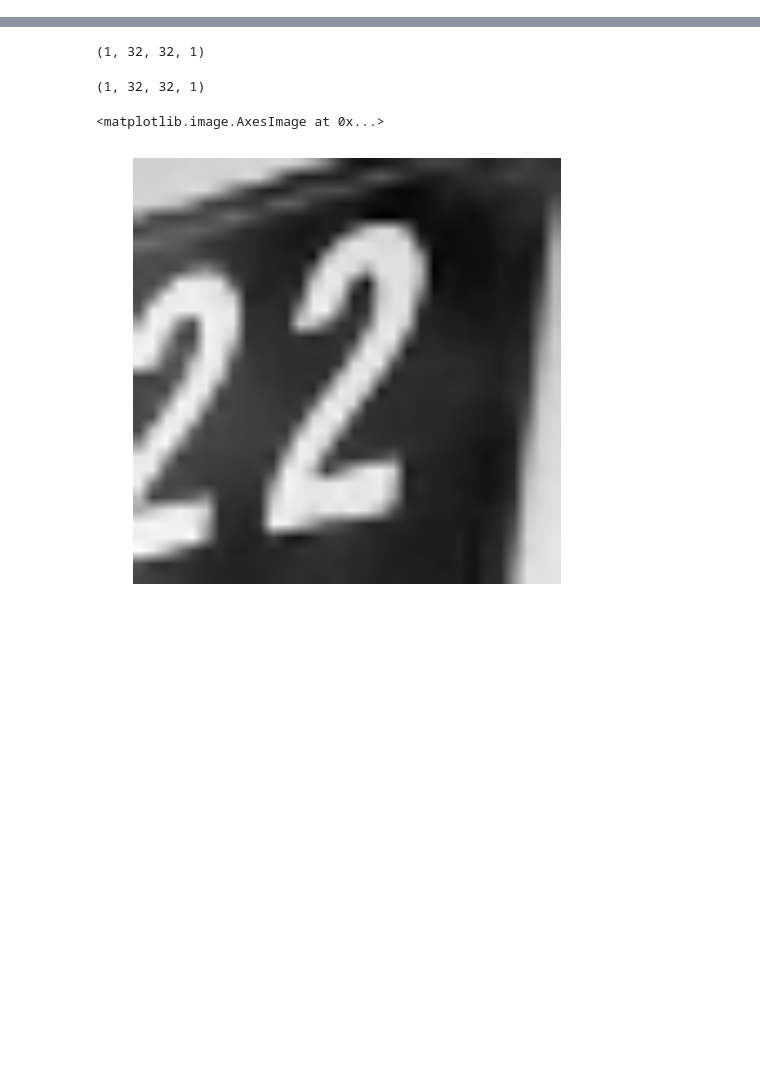
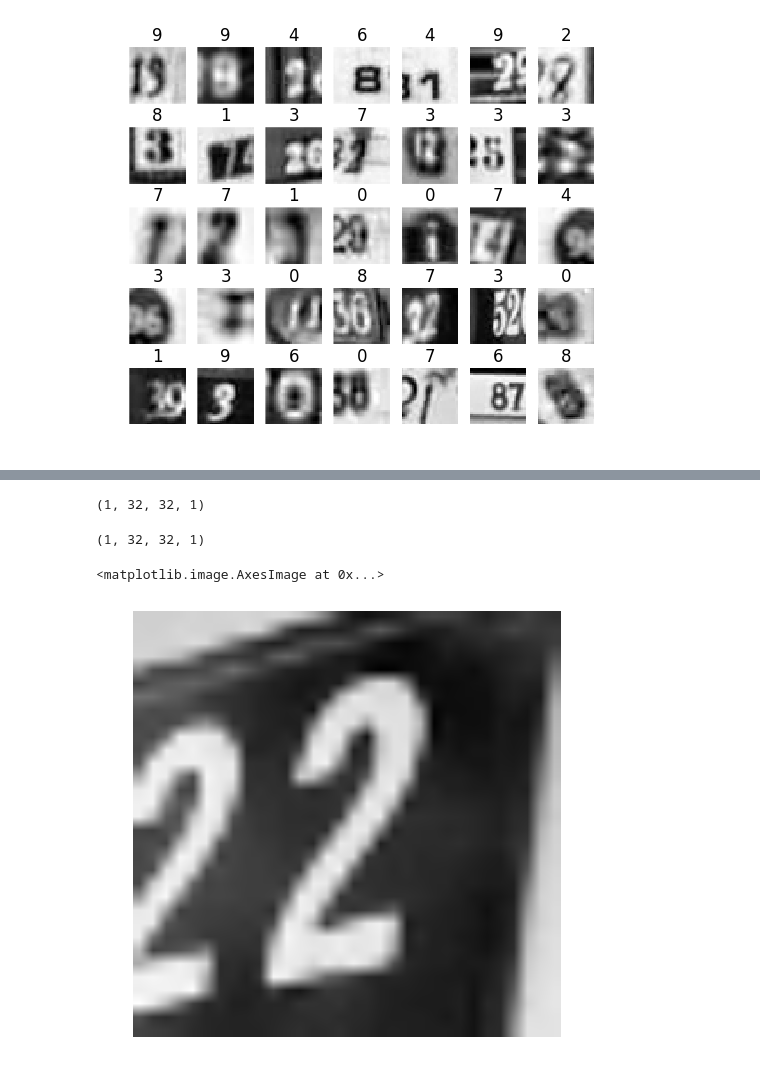
Before and after one commit to mee1o/dr, a Jupyter notebook: capstone_single4_load_trained_model.ipynb, the cells around one changed output, grey strips where cells are left out. Drawn from its saved outputs; the diff is of its cells as text; code cells hidden in the pictures; blank space fills up the shorter version.

```diff
--- a/capstone_single4_load_trained_model.ipynb
+++ b/capstone_single4_load_trained_model.ipynb
@@ -69,0 +162,15 @@ def gcn(dataset):
+# %%
+predict_wrong = predictions != test_labels
+predict_correct = predictions == test_labels
+# %%
+def plot_images(images, labels):
+    fig, axes = plt.subplots(nrows=5, ncols=7, figsize=(6,5))
+    #fig.subplots_adjust(hspace=0.3, wspace=0.1)
+    for i, ax in enumerate(axes.flatten()):
+        ax.axis('off')
+        ax.imshow(images[i], cmap=plt.cm.gray, interpolation='none')
+        ax.set_title( str(labels[i]) )
+# %%
+plot_images(test_dataset[predict_wrong], predictions[predict_wrong])
+# %% [output]
+[figure, added]
```
Also changed, not shown: parts of 22 cells of this notebook, 4 other files.
